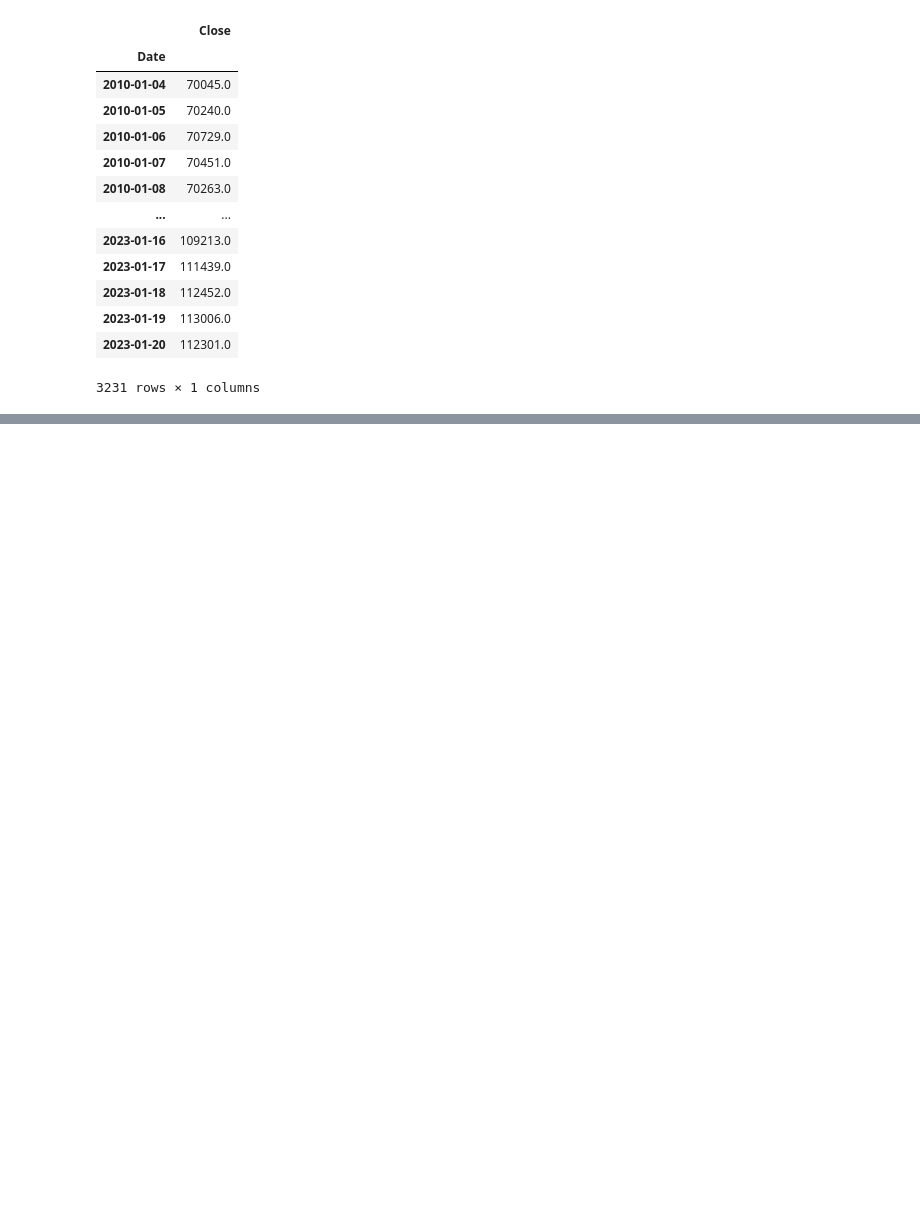
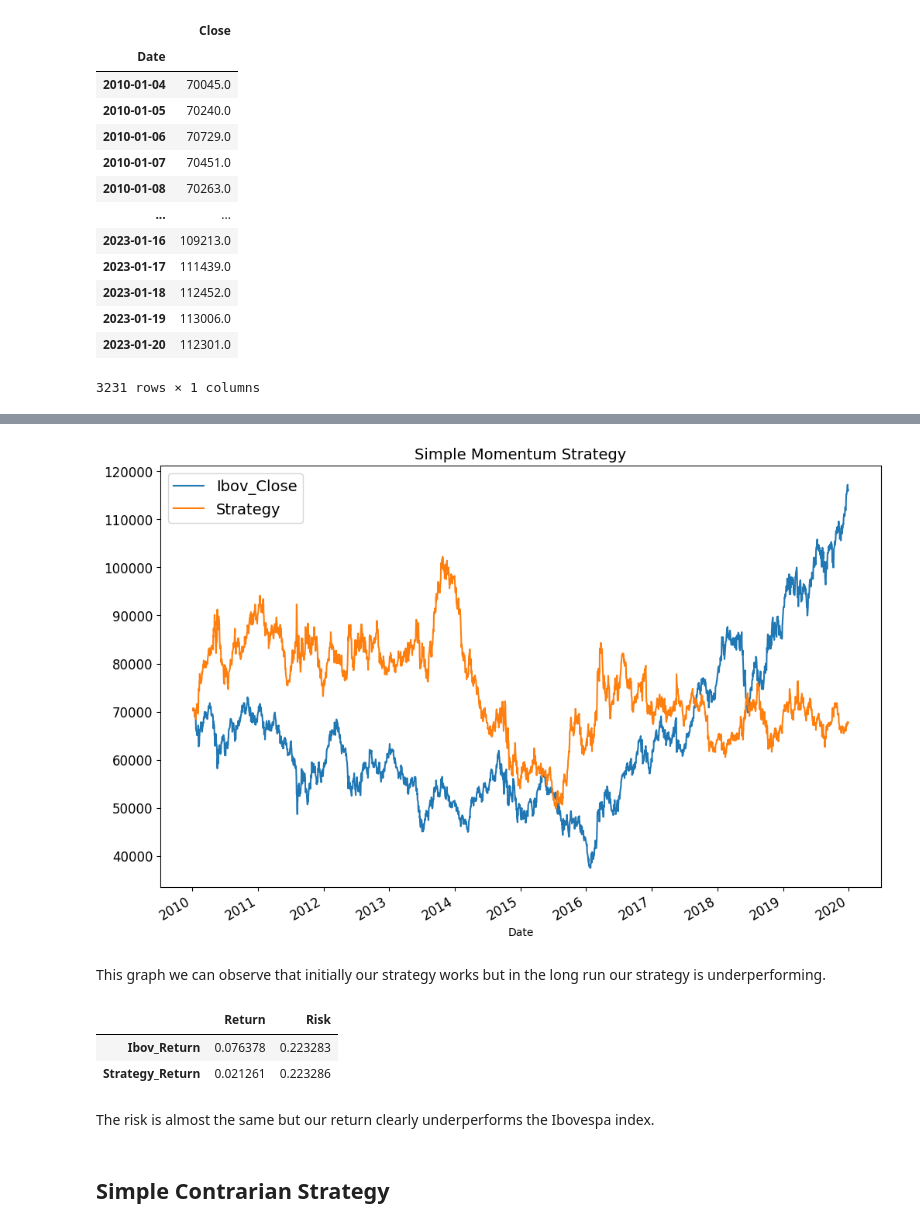
Before and after one commit to RochaErik/Project-Ibovespa-Analysis-Trading-Strategies, a Jupyter notebook: IbovespaAnalysis&Strategy.ipynb, the cells around one changed output, grey strips where cells are left out. Drawn from its saved outputs; the diff is of its cells as text; code cells hidden in the pictures; blank space fills up the shorter version.

```diff
--- a/IbovespaAnalysis&Strategy.ipynb
+++ b/IbovespaAnalysis&Strategy.ipynb
@@ -44,0 +155,4 @@ df
+# %%
+# Positions based on the signs of the 'Ibov_Return'
+
+df1['Position'] = np.sign(df1['Ibov_Return'])
@@ -44,0 +176,5 @@ df
+# %%
+# Considering that if the index drops we sell the stock the next day and that if the index rises we invest in more stocks,
+# we will create a column that evaluates how much return we will have with this strategy
+
+df1['Strategy_Return'] = df1['Position'].shift() * df1['Ibov_Return']
@@ -44,0 +198,2 @@ df
+# %%
+df1.Strategy_Return.add(1, fill_value=0).cumprod()
@@ -44,0 +214,5 @@ df
+# %%
+# Evaluating the prices of Ibov with the returns of our strategy
+# In Finance cumprod() is helpful to calculate the Value of Investments over time given the returns
+
+df1['Strategy'] = df1.Strategy_Return.add(1, fill_value=0).cumprod() * df1.iloc[0,0]
@@ -44,0 +236,9 @@ df
+# %%
+df1[['Ibov_Close', 'Strategy']].plot(figsize = (12,8), fontsize = 12)
+plt.title('Simple Momentum Strategy', fontsize = 14)
+plt.legend(fontsize = 14)
+plt.show()
+# %% [output]
+[figure, added]
+# %% [markdown]
+This graph we can observe that initially our strategy works but in the long run our strategy is underperforming.
@@ -44,0 +254,10 @@ df
+# %%
+rnr(df1[['Ibov_Return', 'Strategy_Return']])
+# %% [output]
+|  | Return | Risk |
+| Ibov_Return | 0.076378 | 0.223283 |
+| Strategy_Return | 0.021261 | 0.223286 |
+# %% [markdown]
+The risk is almost the same but our return clearly underperforms the Ibovespa index.
+# %% [markdown]
+## **Simple Contrarian Strategy**
```
Also changed, not shown: parts of 22 cells of this notebook.
